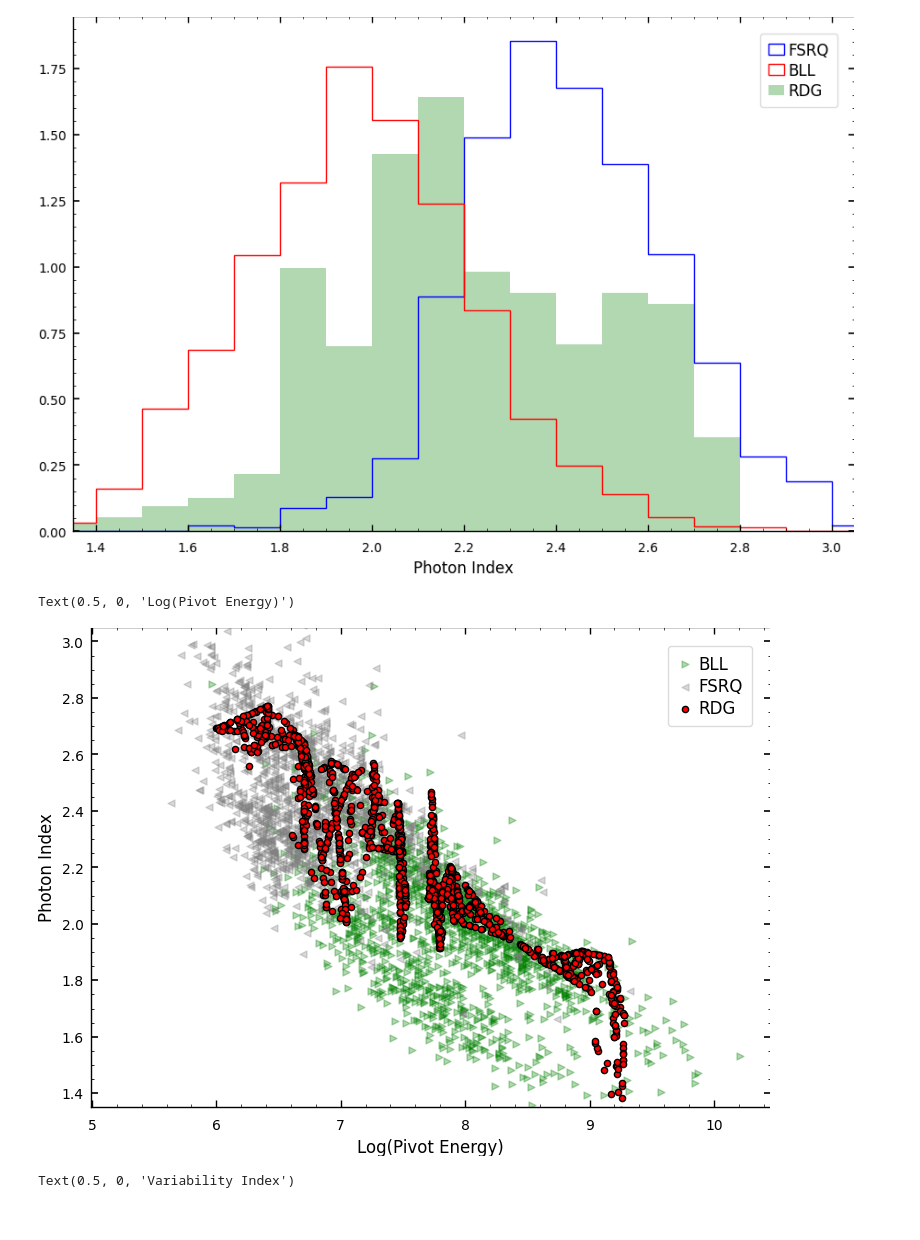
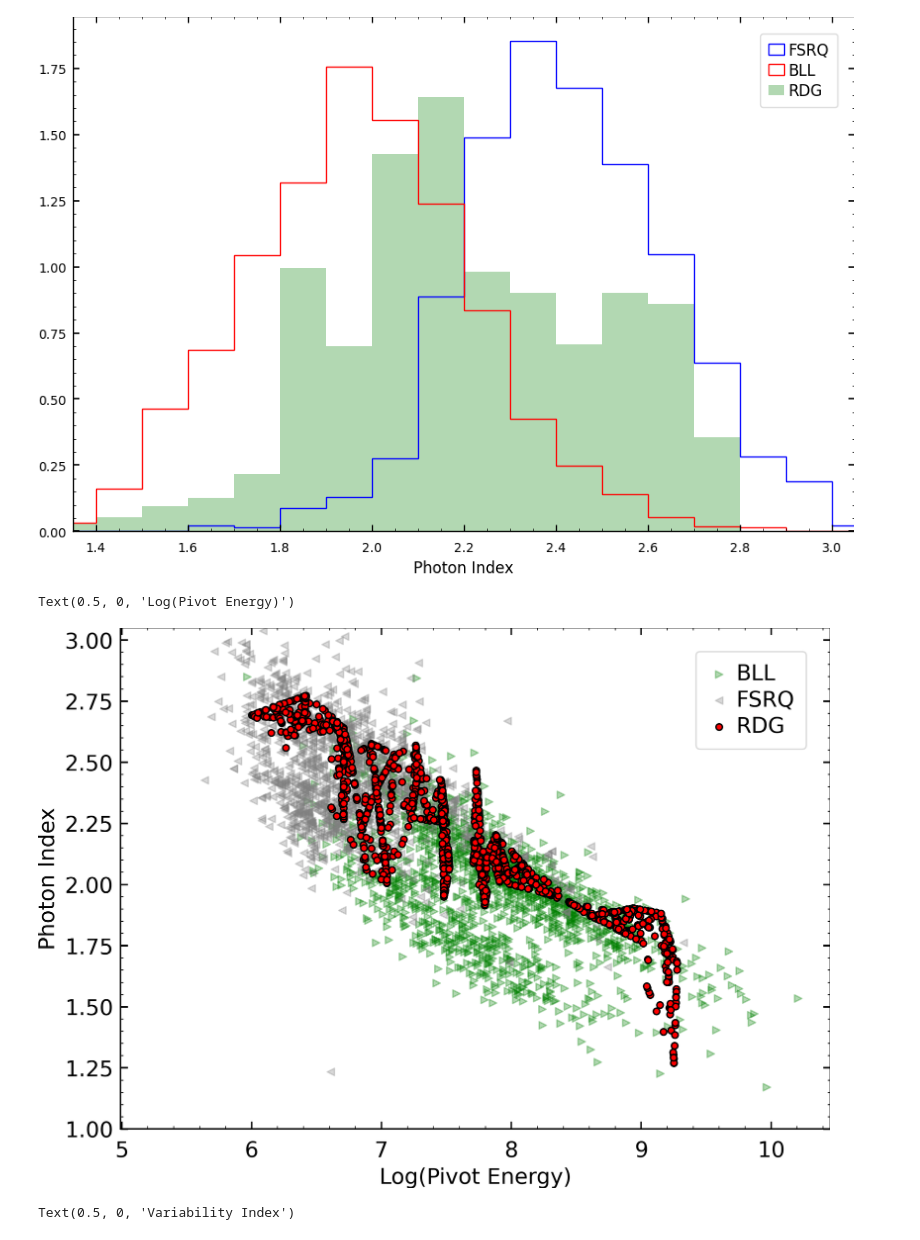
Before and after one commit to IoanPJ/Final_year_project_IMPJ, a Jupyter notebook: ML/smote_separability.ipynb, the cells around one changed output. Saved outputs shown, nothing was run; the diff lists cells and outputs as text; code cells hidden in the pictures.

```diff
--- a/ML/smote_separability.ipynb
+++ b/ML/smote_separability.ipynb
@@ -86,18 +86,20 @@ ax.set_ylabel('')
 Text(0, 0.5, '')
 [figure]
 # %%
-fig, ax = plt.subplots(figsize=(8,6))
+fig, ax = plt.subplots(figsize=(8,6),dpi=300)
 
 ax.scatter(np.log(bllpe),bll,color='green',marker = '>',alpha=0.3,label='BLL')
 ax.scatter(np.log(fsrqpe),fsrq,color='grey',marker = '<',alpha = 0.3,label='FSRQ')
 ax.scatter(np.log(rdgpe),rdg,color='red',marker='o',s=20,edgecolors='black',label='RDG')
-ax.set_ybound(1.35,3.05)
-ax.legend(fontsize=12)
-ax.set_ylabel('Photon Index',fontsize=12)
-ax.set_xlabel('Log(Pivot Energy)',fontsize=12)
+plt.xticks(fontsize=15)
+plt.yticks(fontsize=15)
+ax.set_ybound(1,3.05)
+ax.legend(fontsize=15)
+ax.set_ylabel('Photon Index',fontsize=15)
+ax.set_xlabel('Log(Pivot Energy)',fontsize=15)
 # %% [output]
 Text(0.5, 0, 'Log(Pivot Energy)')
-[figure, old version]
+[figure, new version]
 # %%
 fig, ax = plt.subplots(figsize=(8,6))
 
```
Also changed, not shown: parts of 2 cells of this notebook, 34 other files.
